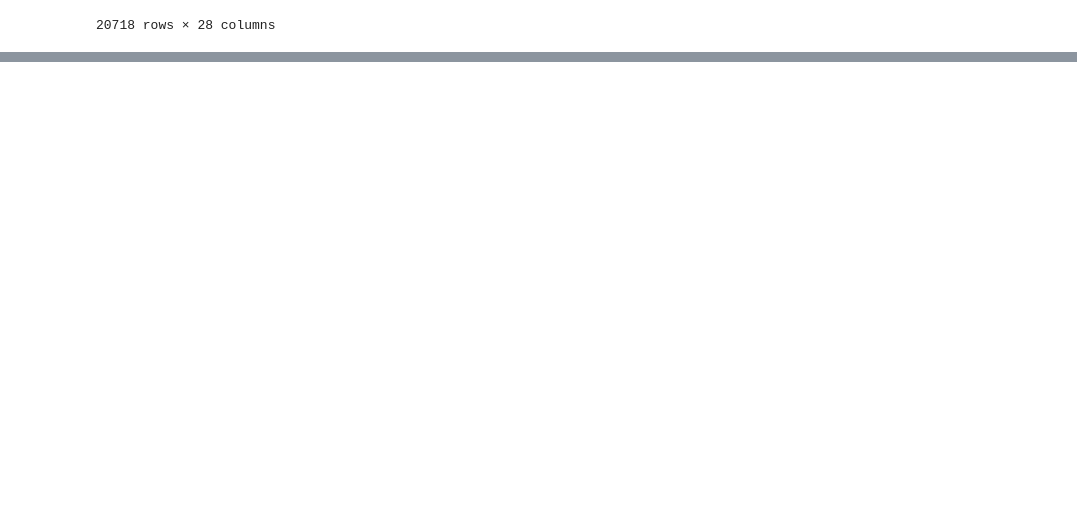
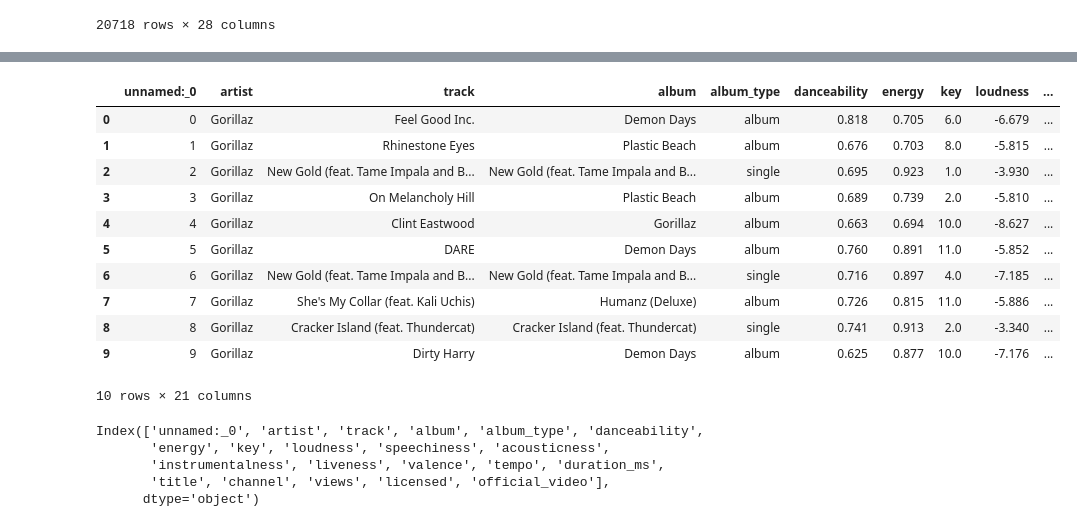
Before and after one commit to walethewave/Song-Stats-Analyzer, a Jupyter notebook: spotify.ipynb, the cells around one changed output, grey strips where cells are left out. Saved outputs shown, nothing was run; the diff lists cells and outputs as text; code cells hidden in the pictures; blank space fills up the shorter version.

Commit message:
Cleaned

```diff
--- a/spotify.ipynb
+++ b/spotify.ipynb
@@ -25,0 +89,11 @@ import seaborn as sns # import seaborn library
+# %%
+df_cleaned = df.drop(columns=['description', 'url_spotify', 'stream', 'url_youtube', 'uri'])
+# %%
+threshold = 500
+df_cleaned = df_cleaned.dropna(thresh=df_cleaned.shape[0] - threshold, axis=1)
+# %%
+numeric_cols = ['danceability', 'energy', 'key', 'loudness', 'speechiness',
+                'acousticness', 'instrumentalness', 'liveness', 'valence', 'tempo', 'duration_ms']
+for col in numeric_cols:
+    if col in df_cleaned.columns:
+        df_cleaned[col].fillna(df_cleaned[col].mean(), inplace=True)
@@ -25,0 +107,6 @@ import seaborn as sns # import seaborn library
+# %%
+categorical_cols = ['url_youtube', 'title', 'channel', 'views', 'likes',
+                    'comments', 'licensed', 'official_video']
+for col in categorical_cols:
+    if col in df_cleaned.columns:
+        df_cleaned[col].fillna(df_cleaned[col].mode()[0], inplace=True)
@@ -25,0 +120,23 @@ import seaborn as sns # import seaborn library
+# %%
+df_cleaned.head(10)
+# %% [output]
+|  | unnamed:_0 | artist | track | album | album_type | danceability | energy | key | loudness | ... |
+| 0 | 0 | Gorillaz | Feel Good Inc. | Demon Days | album | 0.818 | 0.705 | 6.0 | -6.679 | ... |
+| 1 | 1 | Gorillaz | Rhinestone Eyes | Plastic Beach | album | 0.676 | 0.703 | 8.0 | -5.815 | ... |
+| 2 | 2 | Gorillaz | New Gold (feat. Tame Impala and B... | New Gold (feat. Tame Impala and B... | single | 0.695 | 0.923 | 1.0 | -3.930 | ... |
+| 3 | 3 | Gorillaz | On Melancholy Hill | Plastic Beach | album | 0.689 | 0.739 | 2.0 | -5.810 | ... |
+| 4 | 4 | Gorillaz | Clint Eastwood | Gorillaz | album | 0.663 | 0.694 | 10.0 | -8.627 | ... |
+| 5 | 5 | Gorillaz | DARE | Demon Days | album | 0.760 | 0.891 | 11.0 | -5.852 | ... |
+| 6 | 6 | Gorillaz | New Gold (feat. Tame Impala and B... | New Gold (feat. Tame Impala and B... | single | 0.716 | 0.897 | 4.0 | -7.185 | ... |
+| 7 | 7 | Gorillaz | She's My Collar (feat. Kali Uchis) | Humanz (Deluxe) | album | 0.726 | 0.815 | 11.0 | -5.886 | ... |
+| 8 | 8 | Gorillaz | Cracker Island (feat. Thundercat) | Cracker Island (feat. Thundercat) | single | 0.741 | 0.913 | 2.0 | -3.340 | ... |
+| 9 | 9 | Gorillaz | Dirty Harry | Demon Days | album | 0.625 | 0.877 | 10.0 | -7.176 | ... |
+10 rows × 21 columns
+# %%
+df_cleaned.columns
+# %% [output]
+Index(['unnamed:_0', 'artist', 'track', 'album', 'album_type', 'danceability',
+       'energy', 'key', 'loudness', 'speechiness', 'acousticness',
+       'instrumentalness', 'liveness', 'valence', 'tempo', 'duration_ms',
+       'title', 'channel', 'views', 'licensed', 'official_video'],
+      dtype='object')
```
Also changed, not shown: parts of 7 cells of this notebook, 1 other file.
